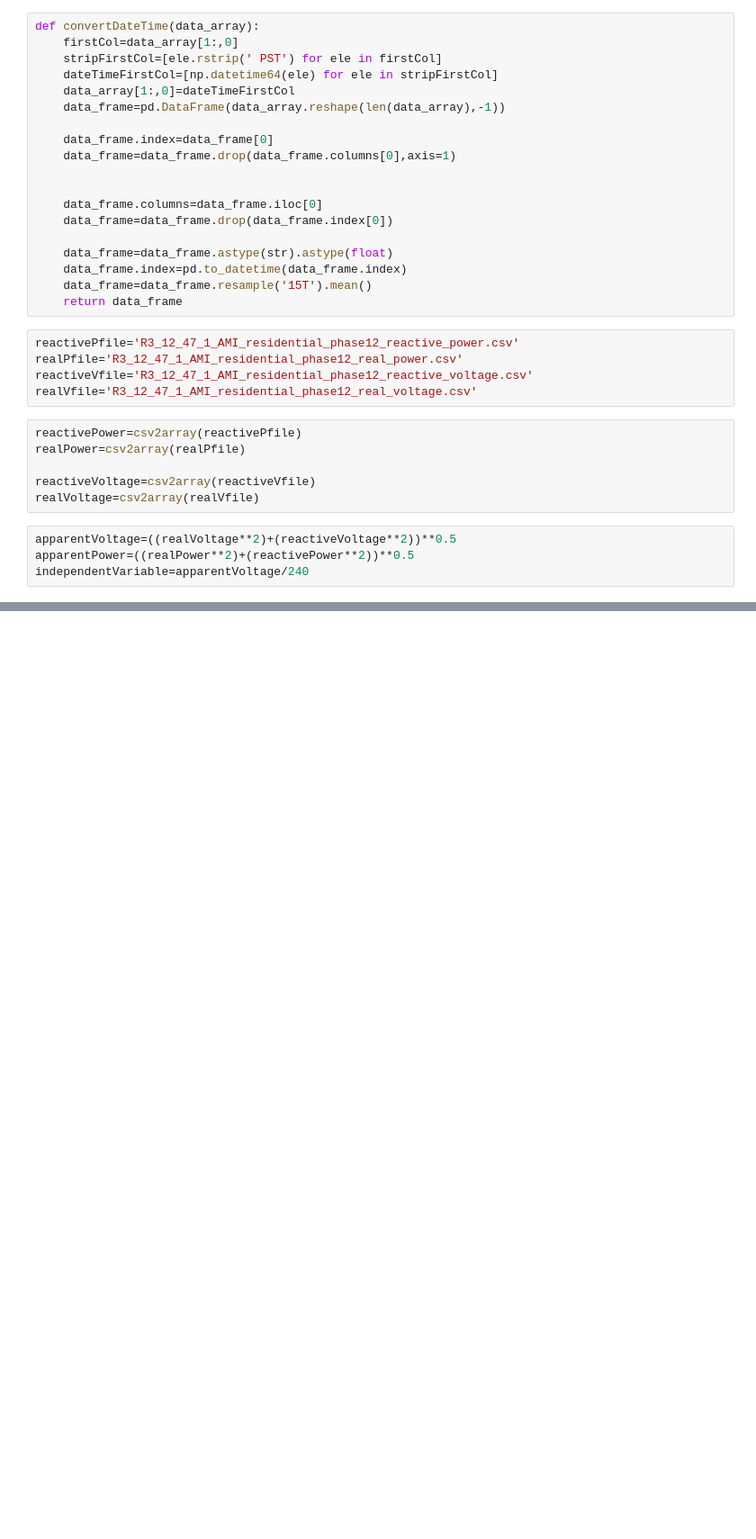
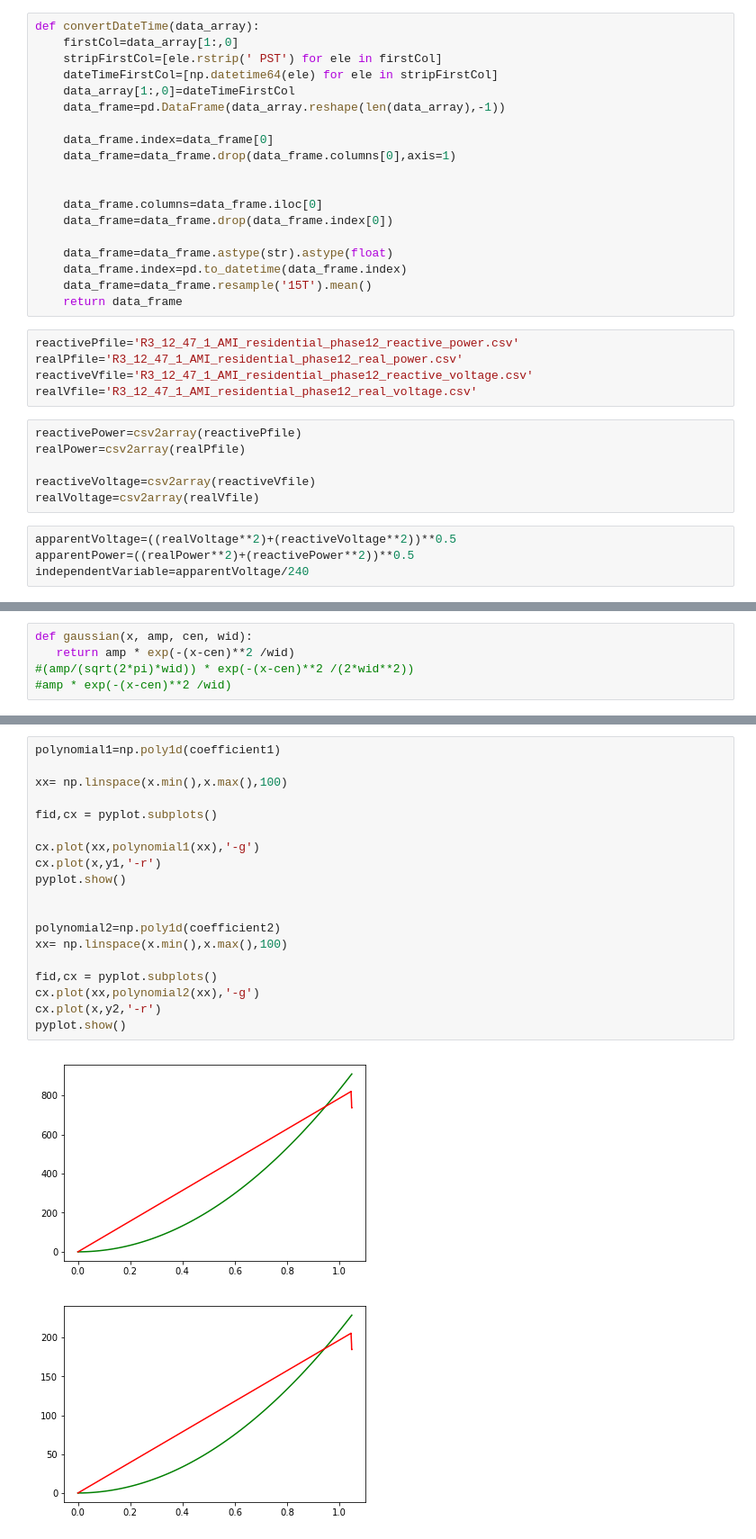
Before and after one commit to GRIDAPPSD/GOSS-GridAPPS-D, a Jupyter notebook: applications/python/pyVVO/ami2zip/amiZip.ipynb, the cells around one changed output, grey strips where cells are left out. Shown at 90% size. Saved outputs shown, nothing was run; the diff lists cells and outputs as text; blank space fills up the shorter version.

```diff
--- a/applications/python/pyVVO/ami2zip/amiZip.ipynb
+++ b/applications/python/pyVVO/ami2zip/amiZip.ipynb
@@ -181,0 +162,5 @@ independentVariable
+# %%
+def gaussian(x, amp, cen, wid):
+   return amp * exp(-(x-cen)**2 /wid)
+#(amp/(sqrt(2*pi)*wid)) * exp(-(x-cen)**2 /(2*wid**2))
+#amp * exp(-(x-cen)**2 /wid)
@@ -181,0 +181,22 @@ independentVariable
+# %%
+polynomial1=np.poly1d(coefficient1)
+
+xx= np.linspace(x.min(),x.max(),100)
+
+fid,cx = pyplot.subplots()
+
+cx.plot(xx,polynomial1(xx),'-g')
+cx.plot(x,y1,'-r')
+pyplot.show()
+
+
+polynomial2=np.poly1d(coefficient2)
+xx= np.linspace(x.min(),x.max(),100)
+
+fid,cx = pyplot.subplots()
+cx.plot(xx,polynomial2(xx),'-g')
+cx.plot(x,y2,'-r')
+pyplot.show()
+# %% [output]
+[figure, added]
+[figure, added]
```
Also changed, not shown: parts of 14 cells of this notebook.
